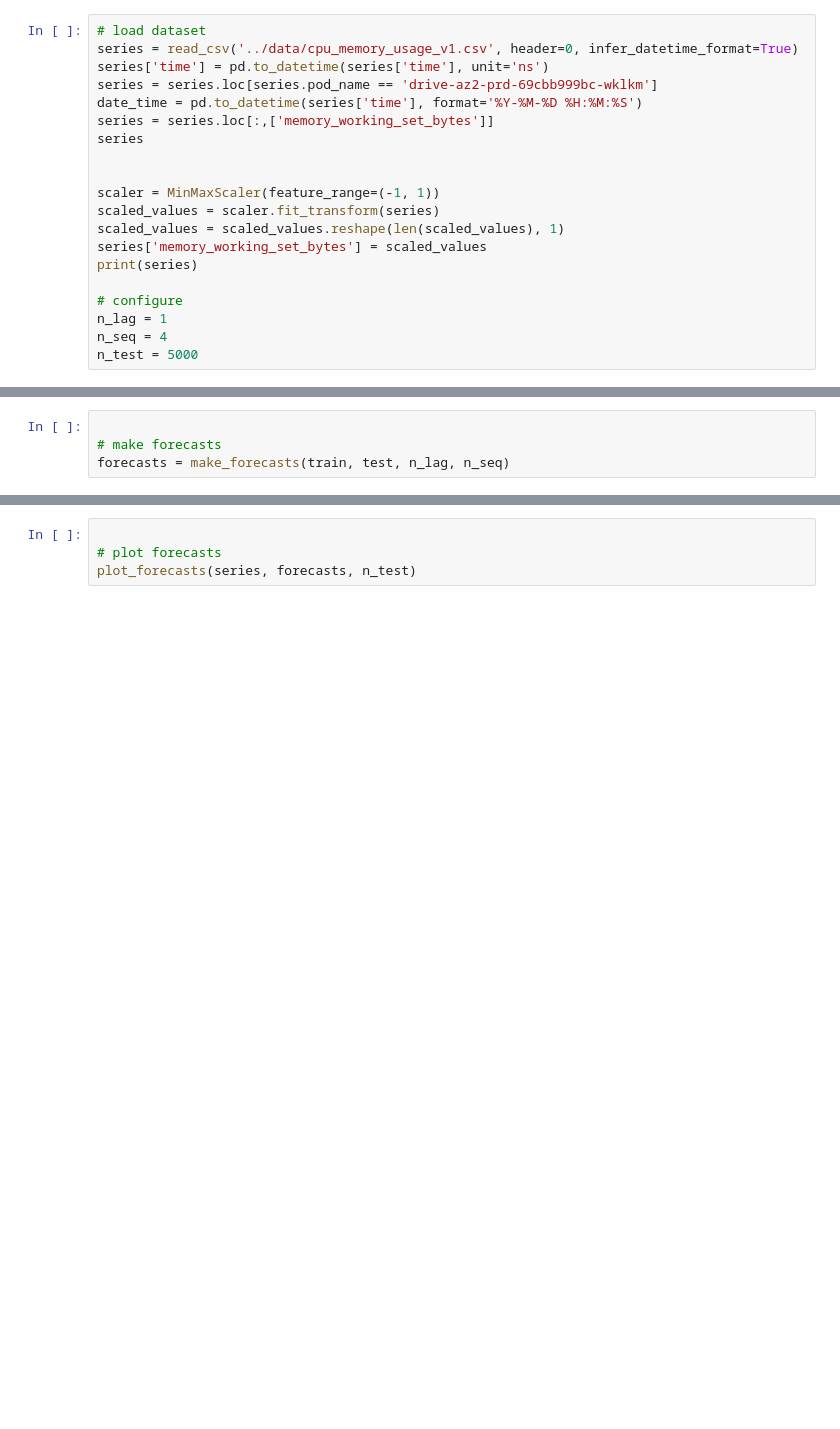
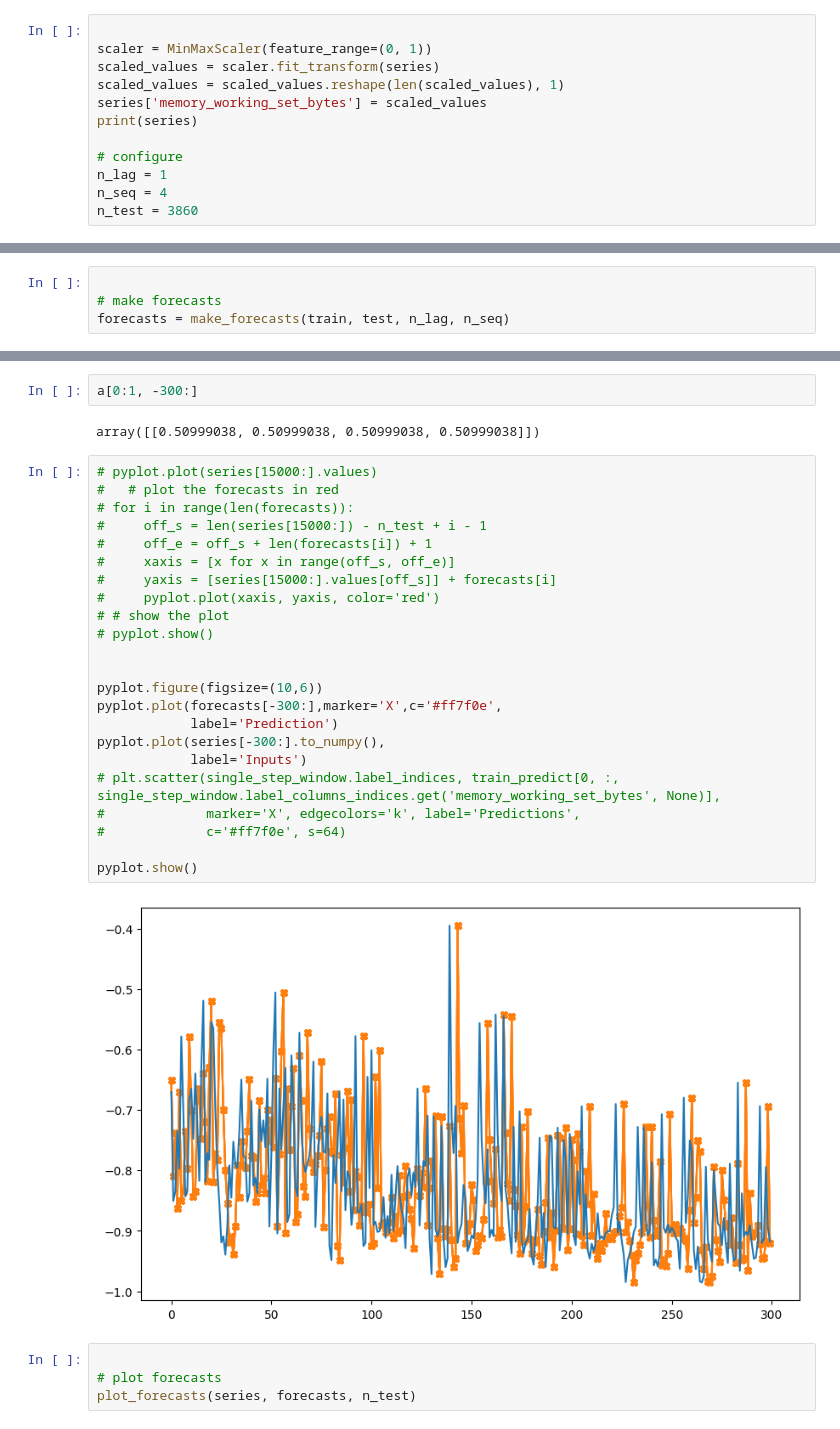
Before and after one commit to sunflower456/TimeSeriesPrediction, a Jupyter notebook: RNNexample_v9.ipynb, the cells around one changed output, grey strips where cells are left out. Saved outputs shown, nothing was run; the diff lists cells and outputs as text; blank space fills up the shorter version.

```diff
--- a/RNNexample_v9.ipynb
+++ b/RNNexample_v9.ipynb
@@ -91,14 +143,6 @@ def plot_forecasts(series, forecasts, n_test):
 # %%
-# load dataset
-series = read_csv('../data/cpu_memory_usage_v1.csv', header=0, infer_datetime_format=True)
-series['time'] = pd.to_datetime(series['time'], unit='ns')
-series = series.loc[series.pod_name == 'drive-az2-prd-69cbb999bc-wklkm']
-date_time = pd.to_datetime(series['time'], format='%Y-%M-%D %H:%M:%S')
-series = series.loc[:,['memory_working_set_bytes']]
-series
 
-
-scaler = MinMaxScaler(feature_range=(-1, 1))
+scaler = MinMaxScaler(feature_range=(0, 1))
 scaled_values = scaler.fit_transform(series)
 scaled_values = scaled_values.reshape(len(scaled_values), 1)
 series['memory_working_set_bytes'] = scaled_values
@@ -107,5 +151,5 @@ print(series)
 # configure
 n_lag = 1
 n_seq = 4
-n_test = 5000
+n_test = 3860
 # %% [output]
@@ -143,3 +198,32 @@ t+4 RMSE: 0.119747
+# %%
+a[0:1, -300:]
+# %% [output]
+array([[0.50999038, 0.50999038, 0.50999038, 0.50999038]])
+# %%
+# pyplot.plot(series[15000:].values)
+# 	# plot the forecasts in red
+# for i in range(len(forecasts)):
+#     off_s = len(series[15000:]) - n_test + i - 1
+#     off_e = off_s + len(forecasts[i]) + 1
+#     xaxis = [x for x in range(off_s, off_e)]
+#     yaxis = [series[15000:].values[off_s]] + forecasts[i]
+#     pyplot.plot(xaxis, yaxis, color='red')
+# # show the plot
+# pyplot.show()
+
+
+pyplot.figure(figsize=(10,6))
+pyplot.plot(forecasts[-300:],marker='X',c='#ff7f0e',
+            label='Prediction')
+pyplot.plot(series[-300:].to_numpy(),
+            label='Inputs')
+# plt.scatter(single_step_window.label_indices, train_predict[0, :, single_step_window.label_columns_indices.get('memory_working_set_bytes', None)],
+#             marker='X', edgecolors='k', label='Predictions',
+#             c='#ff7f0e', s=64)
+
+pyplot.show()
+# %% [output]
+[figure, added]
 # %%
 
 # plot forecasts
```
Also changed, not shown: parts of 11 cells of this notebook, 11 other files.
